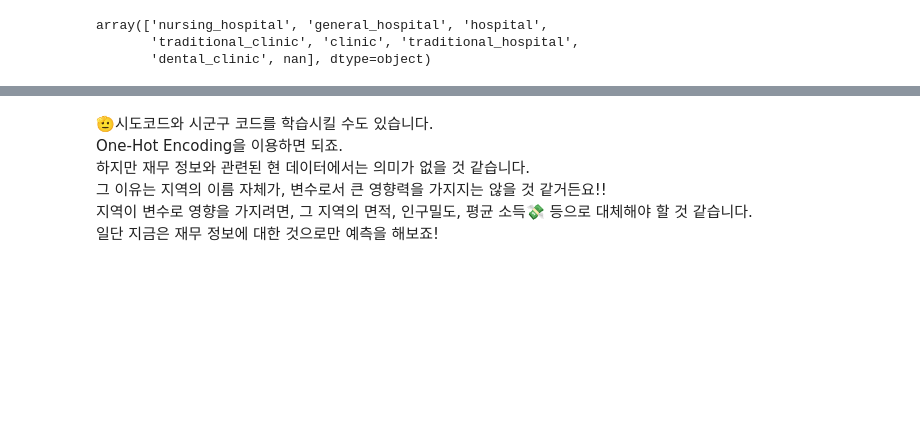
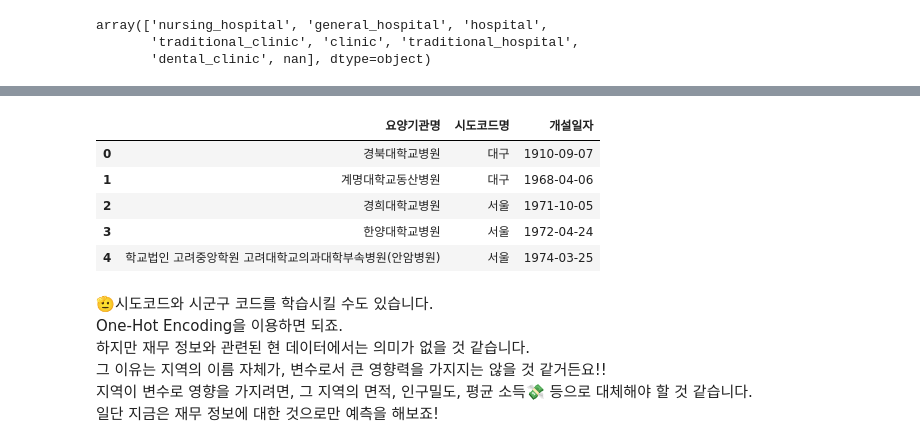
Before and after one commit to nyeokinyeoki/Gym_zalabim, a Jupyter notebook: hospital.ipynb, the cells around one changed output, grey strips where cells are left out. Cells and saved outputs as stored; diff of their text form; code cells hidden in the pictures; blank space fills up the shorter version.

```diff
--- a/hospital.ipynb
+++ b/hospital.ipynb
@@ -111,0 +170,3 @@ df = pd.get_dummies(df, columns=["instkind"], prefix=["instkind"], prefix_sep="_
+# %%
+hos_info = hos_info[["요양기관명", "시도코드명", "개설일자"]]
+hos_info.info()
@@ -111,0 +184,9 @@ df = pd.get_dummies(df, columns=["instkind"], prefix=["instkind"], prefix_sep="_
+# %%
+hos_info.head()
+# %% [output]
+|  | 요양기관명 | 시도코드명 | 개설일자 |
+| 0 | 경북대학교병원 | 대구 | 1910-09-07 |
+| 1 | 계명대학교동산병원 | 대구 | 1968-04-06 |
+| 2 | 경희대학교병원 | 서울 | 1971-10-05 |
+| 3 | 한양대학교병원 | 서울 | 1972-04-24 |
+| 4 | 학교법인 고려중앙학원 고려대학교의과대학부속병원(안암병원) | 서울 | 1974-03-25 |
```
Also changed, not shown: parts of 7 cells of this notebook.
